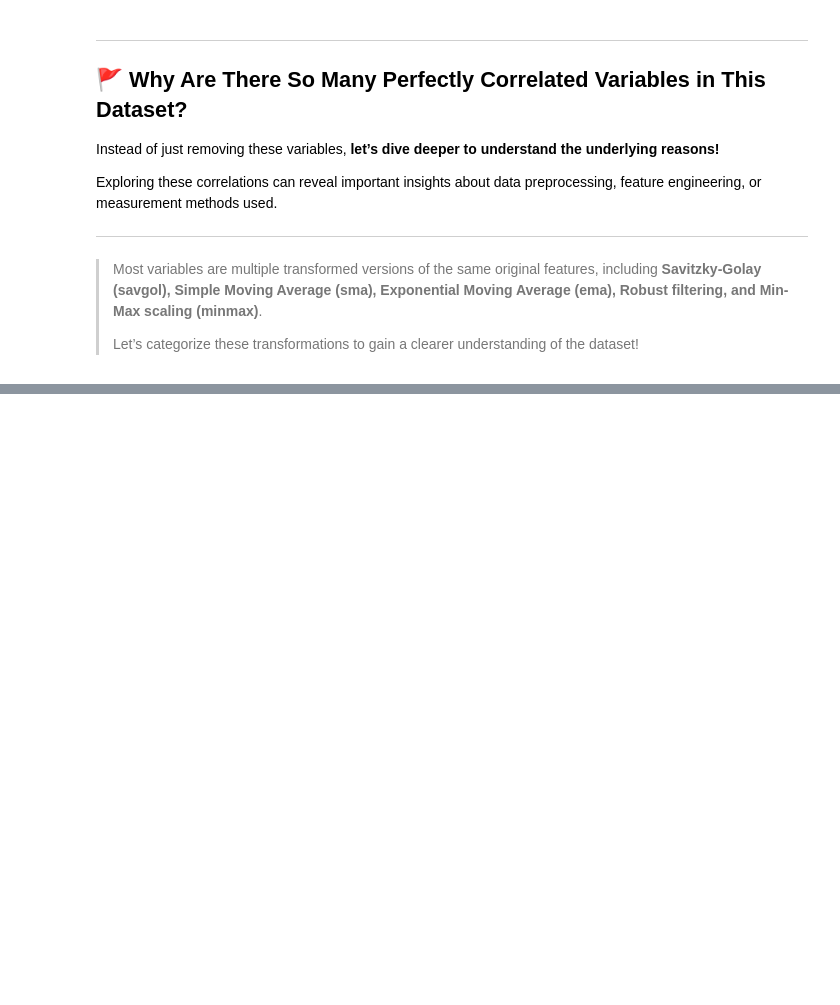
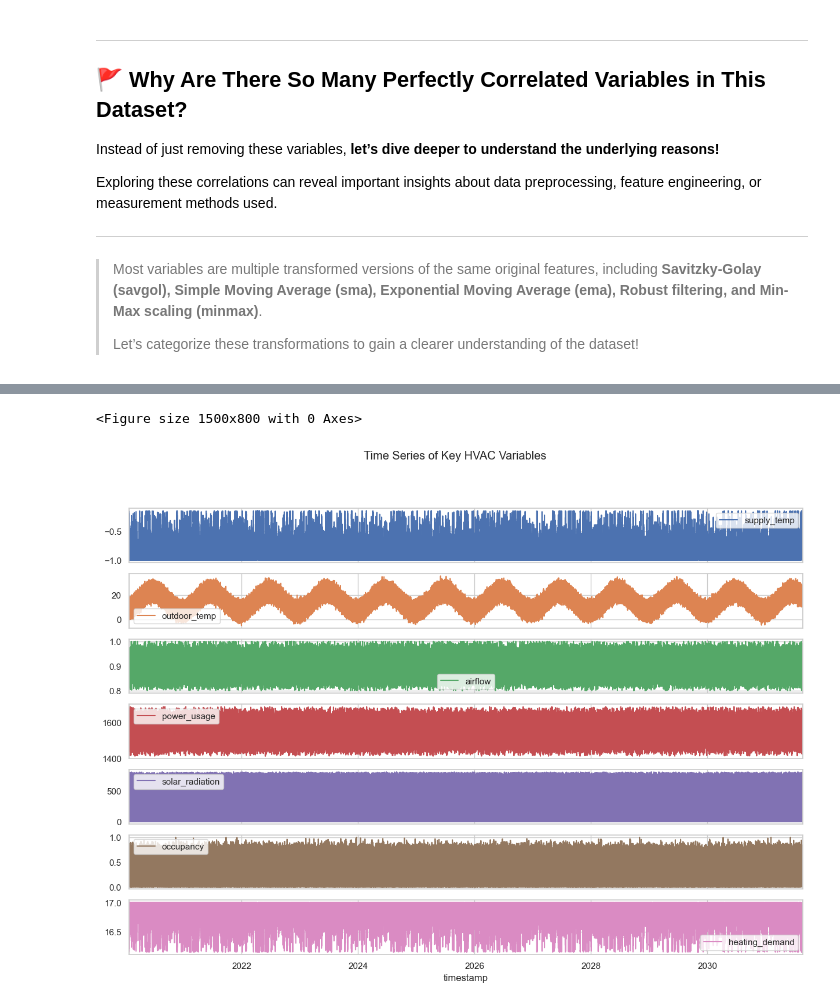
Before and after one commit to melahat-tayli/hvac-analysis, a Jupyter notebook: HVAC_Sensor_Data_Analysis.ipynb, the cells around one changed output, grey strips where cells are left out. Saved outputs shown, nothing was run; the diff lists cells and outputs as text; code cells hidden in the pictures; blank space fills up the shorter version.

```diff
--- a/HVAC_Sensor_Data_Analysis.ipynb
+++ b/HVAC_Sensor_Data_Analysis.ipynb
@@ -256,0 +380,12 @@ SyntaxError: unmatched ']' (1330091703.py, line 4)
+# %%
+# Set 'timestamp' as the DataFrame index for time-series operations
+hvac_raw_data.set_index('timestamp', inplace=True)
+# %%
+# Time Series Plot of Selected Variables
+plt.figure(figsize=(15,8))
+hvac_raw_data[['supply_temp', 'outdoor_temp', 'airflow', 'power_usage', 'solar_radiation', 'occupancy','heating_demand', ]].plot(subplots=True, figsize=(15,10))
+plt.suptitle("Time Series of Key HVAC Variables")
+plt.show()
+# %% [output]
+<Figure size 1500x800 with 0 Axes>
+[figure, added]
```
Also changed, not shown: parts of 31 cells of this notebook.
